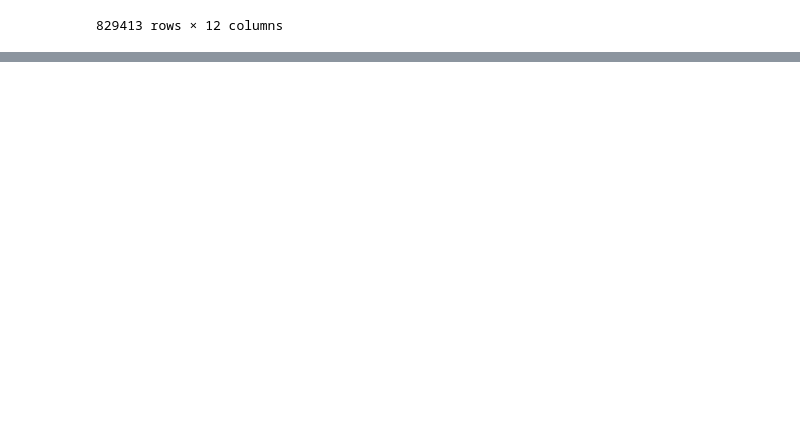
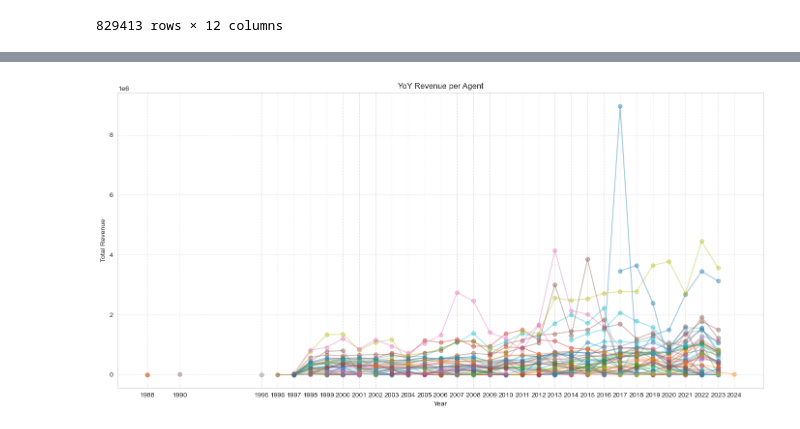
Before and after one commit to Fauziakhangs/DA-Project, a Jupyter notebook: DA Project.ipynb, the cells around one changed output, grey strips where cells are left out. Drawn from its saved outputs; the diff is of its cells as text; code cells hidden in the pictures; blank space fills up the shorter version.

```diff
--- a/DA Project.ipynb
+++ b/DA Project.ipynb
@@ -578,0 +630,22 @@ print(retention_df)
+# %%
+query12 = "SELECT  ct.AgentId,YEAR(ct.PaidDate) AS Revenue_Year,SUM(ct.PaidAmount) AS Total_Revenue FROM ContractTransaction ct WHERE ct.IsExpense = 0 AND ct.PaidDate IS NOT NULL GROUP BY ct.AgentId, YEAR(ct.PaidDate) ORDER BY ct.AgentId, Revenue_Year;"
+result4 = pd.read_sql(query12, engine)
+# %%
+df_pivot = result4.pivot(index='Revenue_Year', columns='AgentId', values='Total_Revenue')
+
+# Plot with smaller lines, low alpha for clarity
+plt.figure(figsize=(14,7))
+sns.set_style("whitegrid")
+
+for col in df_pivot.columns:
+    plt.plot(df_pivot.index, df_pivot[col], marker='o', alpha=0.4)  # low alpha makes overlapping lines less cluttered
+
+plt.title("YoY Revenue per Agent")
+plt.xlabel("Year")
+plt.ylabel("Total Revenue")
+plt.xticks(result4['Revenue_Year'].sort_values().unique())
+plt.grid(True, linestyle='--', alpha=0.5)
+plt.tight_layout()
+plt.show()
+# %% [output]
+[figure, added]
```
Also changed, not shown: parts of 44 cells of this notebook.
